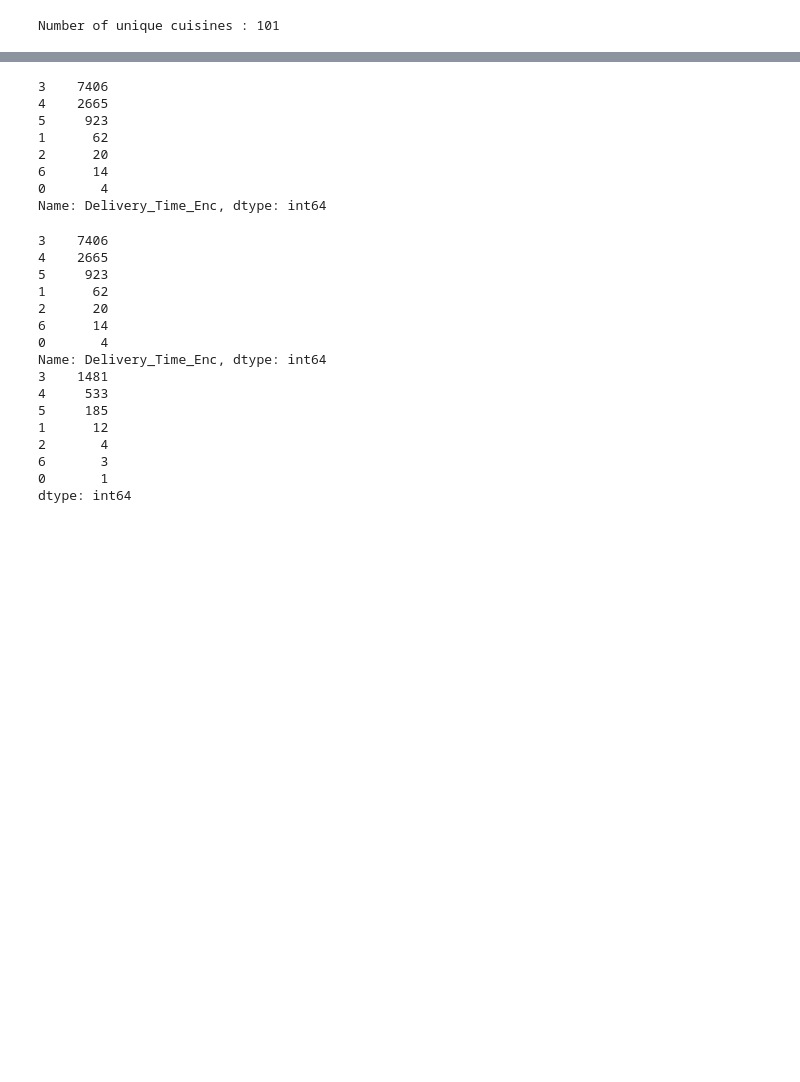
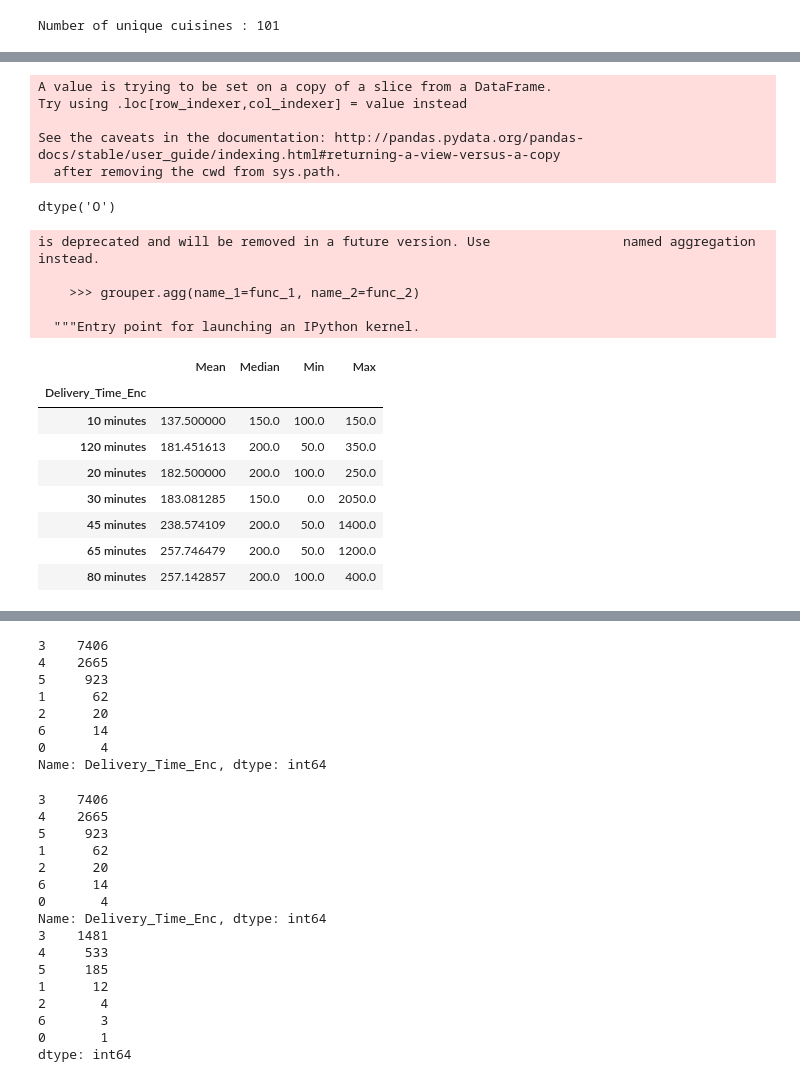
Before and after one commit to adarsh-meher/MachineHack---Predict-Delivery-Time, a Jupyter notebook: MH_Predict_Delivery_Time.ipynb, the cells around one changed output, grey strips where cells are left out. Drawn from its saved outputs; the diff is of its cells as text; code cells hidden in the pictures; blank space fills up the shorter version.

```diff
--- a/MH_Predict_Delivery_Time.ipynb
+++ b/MH_Predict_Delivery_Time.ipynb
@@ -137,4 +138,31 @@ print(test_new.shape)
 from sklearn.preprocessing import LabelEncoder
 le_fit = LabelEncoder().fit(train_data['Delivery_Time'])
 target_enc = le_fit.transform(train_data['Delivery_Time'])
-train_data['Delivery_Time_Enc'] = target_enc
+train_new['Delivery_Time_Enc'] = train_data['Delivery_Time']
+# %% [output]
+A value is trying to be set on a copy of a slice from a DataFrame.
+Try using .loc[row_indexer,col_indexer] = value instead
+
+See the caveats in the documentation: http://pandas.pydata.org/pandas-docs/stable/user_guide/indexing.html#returning-a-view-versus-a-copy
+  after removing the cwd from sys.path.
+# %%
+train_new['Delivery_Time_Enc'].dtype
+# %% [output]
+dtype('O')
+# %%
+train_new.groupby(['Delivery_Time_Enc'])['Average_Cost_New'].agg({'Mean' :  np.mean,'Median' : np.median,'Min' : np.min,'Max' : np.max})
+# %% [output]
+is deprecated and will be removed in a future version. Use                 named aggregation instead.
+
+    >>> grouper.agg(name_1=func_1, name_2=func_2)
+
+  """Entry point for launching an IPython kernel.
+|  | Mean | Median | Min | Max |
+| Delivery_Time_Enc |  |  |  |  |
+| 10 minutes | 137.500000 | 150.0 | 100.0 | 150.0 |
+| 120 minutes | 181.451613 | 200.0 | 50.0 | 350.0 |
+| 20 minutes | 182.500000 | 200.0 | 100.0 | 250.0 |
+| 30 minutes | 183.081285 | 150.0 | 0.0 | 2050.0 |
+| 45 minutes | 238.574109 | 200.0 | 50.0 | 1400.0 |
+| 65 minutes | 257.746479 | 200.0 | 50.0 | 1200.0 |
+| 80 minutes | 257.142857 | 200.0 | 100.0 | 400.0 |
```
Also changed, not shown: parts of 7 cells of this notebook.
